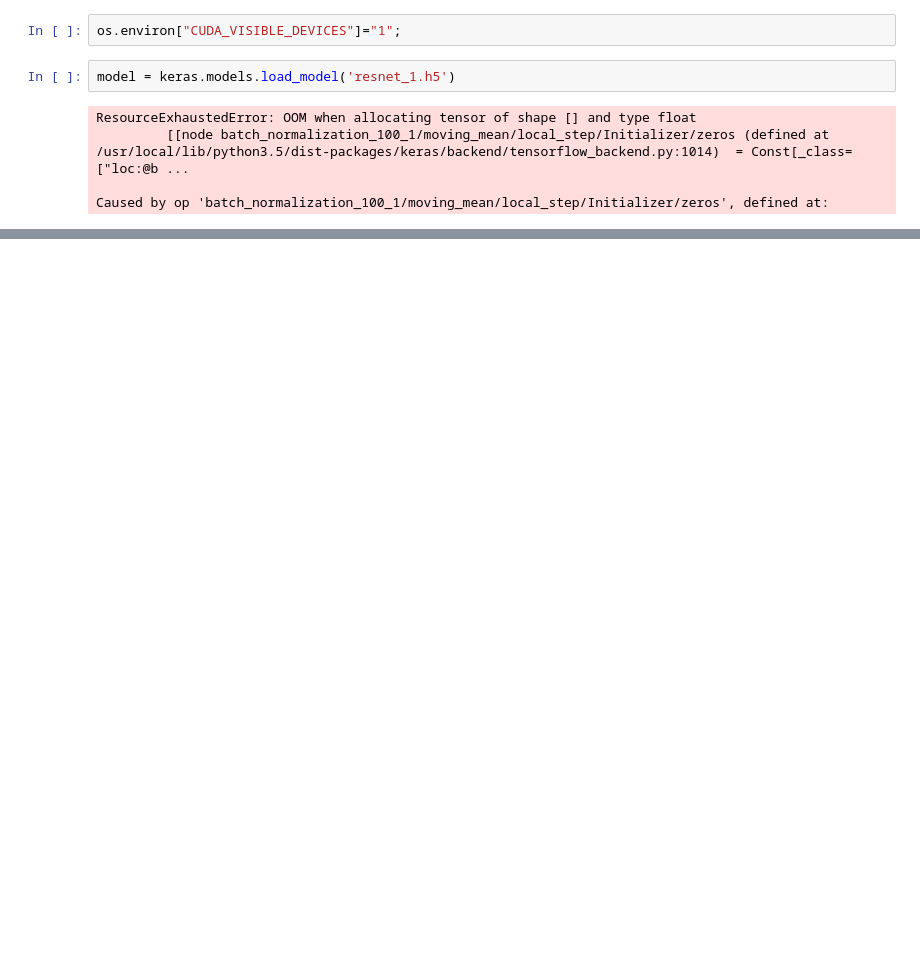
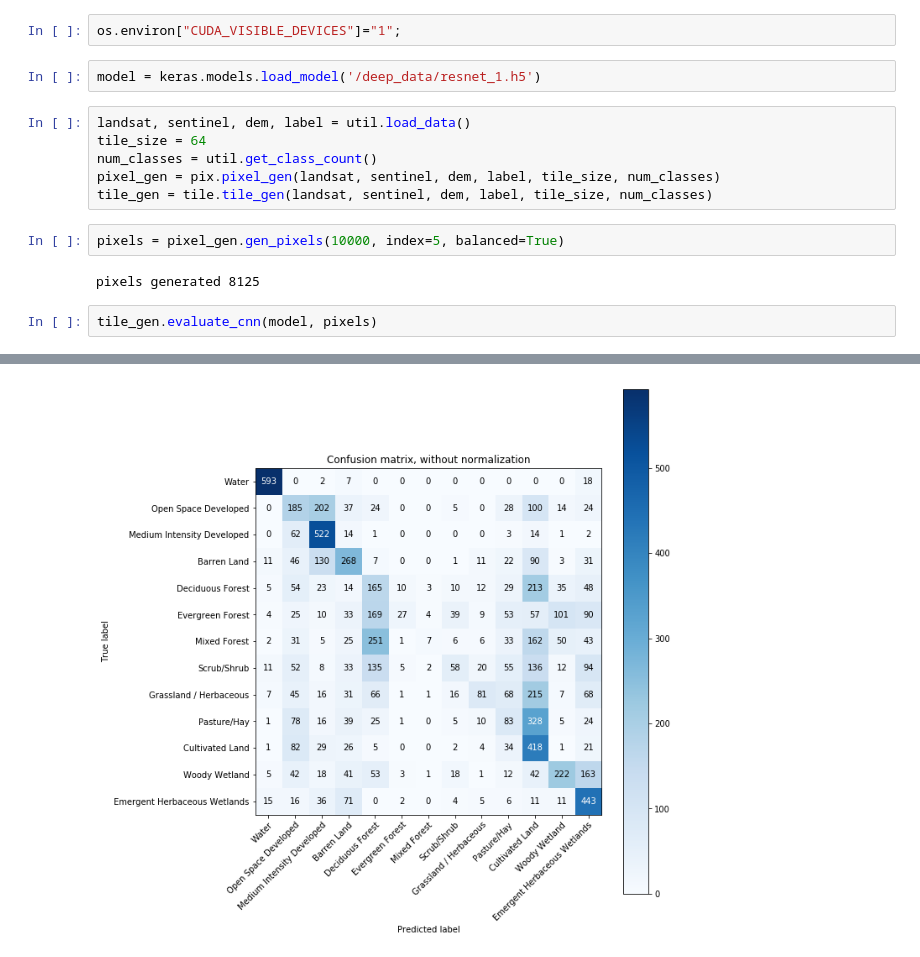
Before and after one commit to patrickcgray/landcover_rcnn, a Jupyter notebook: cnn/ml ensembling.ipynb, the cells around one changed output, grey strips where cells are left out. Drawn from its saved outputs; the diff is of its cells as text; blank space fills up the shorter version.

```diff
--- a/cnn/ml ensembling.ipynb
+++ b/cnn/ml ensembling.ipynb
@@ -4,9 +11,17 @@ import os
 # %%
 os.environ["CUDA_VISIBLE_DEVICES"]="1";
 # %%
-model = keras.models.load_model('resnet_1.h5')
+model = keras.models.load_model('/deep_data/resnet_1.h5')
-# %% [output]
-ResourceExhaustedError: OOM when allocating tensor of shape [] and type float
-         [[node batch_normalization_100_1/moving_mean/local_step/Initializer/zeros (defined at /usr/local/lib/python3.5/dist-packages/keras/backend/tensorflow_backend.py:1014)  = Const[_class=["loc:@b ...
-
-Caused by op 'batch_normalization_100_1/moving_mean/local_step/Initializer/zeros', defined at:
+# %%
+landsat, sentinel, dem, label = util.load_data()
+tile_size = 64
+num_classes = util.get_class_count()
+pixel_gen = pix.pixel_gen(landsat, sentinel, dem, label, tile_size, num_classes)
+tile_gen = tile.tile_gen(landsat, sentinel, dem, label, tile_size, num_classes)
+# %%
+pixels = pixel_gen.gen_pixels(10000, index=5, balanced=True)
+# %% [output]
+pixels generated 8125
+# %%
+tile_gen.evaluate_cnn(model, pixels)
+# %% [output]
@@ -12,0 +30 @@ Caused by op 'batch_normalization_100_1/moving_mean/local_step/Initializer/zeros
+[figure, added]
```
Also changed, not shown: parts of 3 cells of this notebook, 4 other files.
